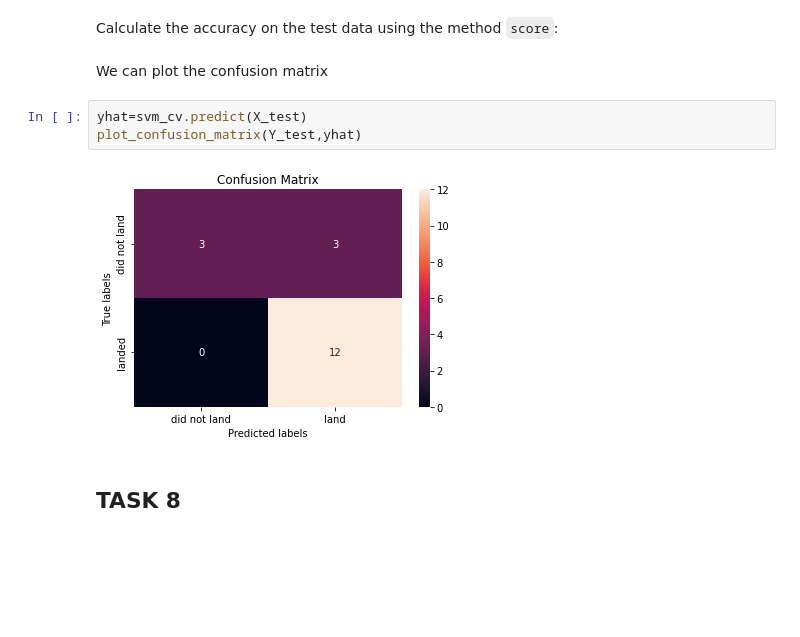
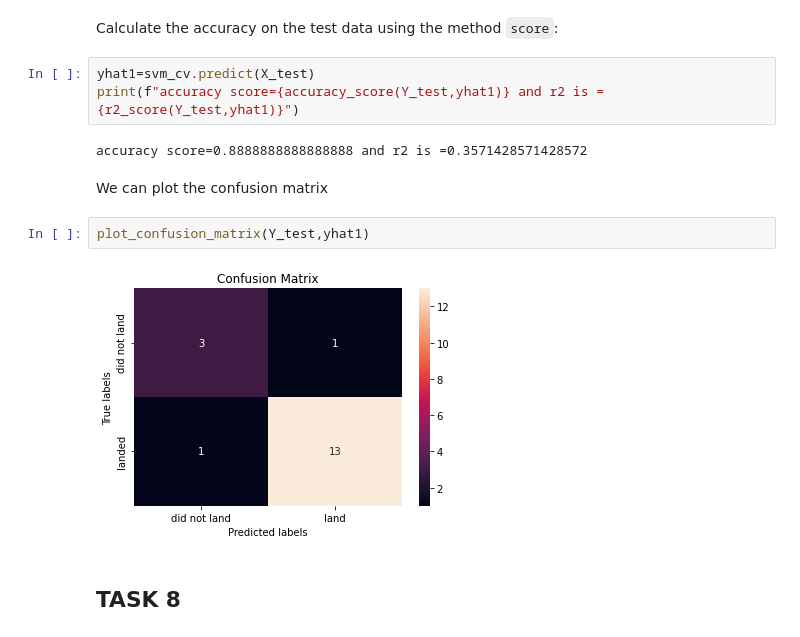
Before and after one commit to Harjeet2402/Rocket-Landing-Prediction, a Jupyter notebook: Machine Learning Prediction.ipynb, the cells around one changed output. Cells and saved outputs as stored; diff of their text form; blank space fills up the shorter version.

```diff
--- a/Machine Learning Prediction.ipynb
+++ b/Machine Learning Prediction.ipynb
@@ -223,13 +225,17 @@ accuracy : 0.8482142857142856
 ## TASK  7
 # %% [markdown]
 Calculate the accuracy on the test data using the method <code>score</code>:
+# %%
+yhat1=svm_cv.predict(X_test)
+print(f"accuracy score={accuracy_score(Y_test,yhat1)} and r2 is ={r2_score(Y_test,yhat1)}")
+# %% [output]
+accuracy score=0.8888888888888888 and r2 is =0.3571428571428572
 # %% [markdown]
 We can plot the confusion matrix
-# %%
-yhat=svm_cv.predict(X_test)
-plot_confusion_matrix(Y_test,yhat)
-# %% [output]
-[figure, removed]
+# %%
+plot_confusion_matrix(Y_test,yhat1)
+# %% [output]
+[figure, added]
 # %% [markdown]
 ## TASK  8
 # %% [markdown]
```
Also changed, not shown: parts of 18 cells of this notebook.
